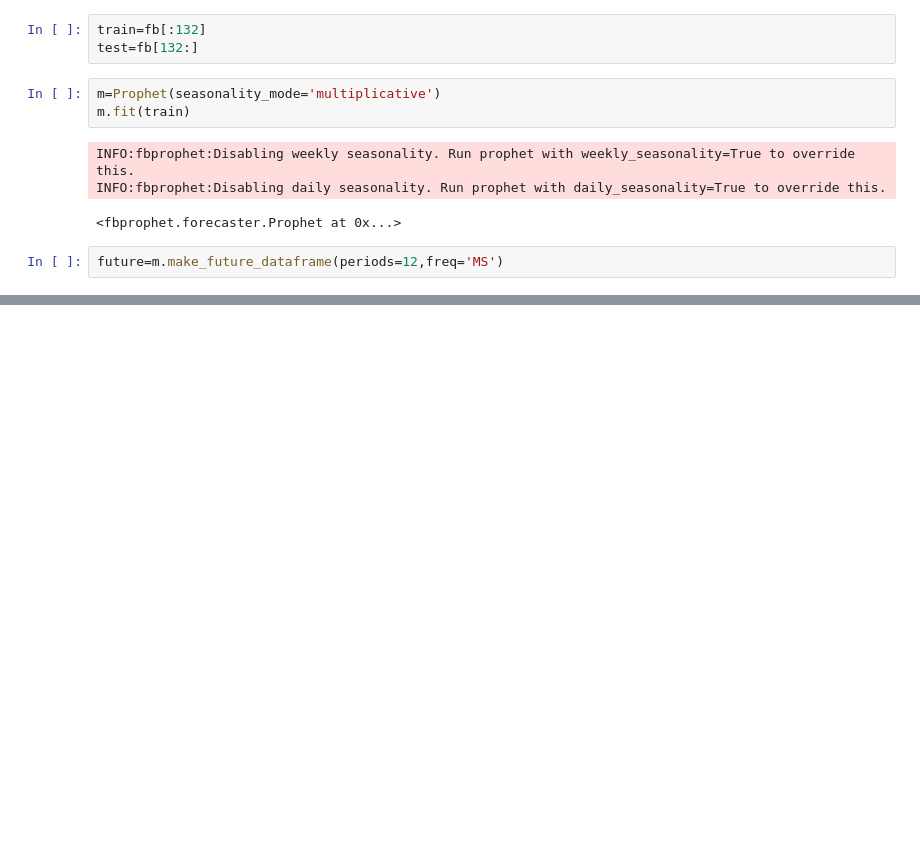
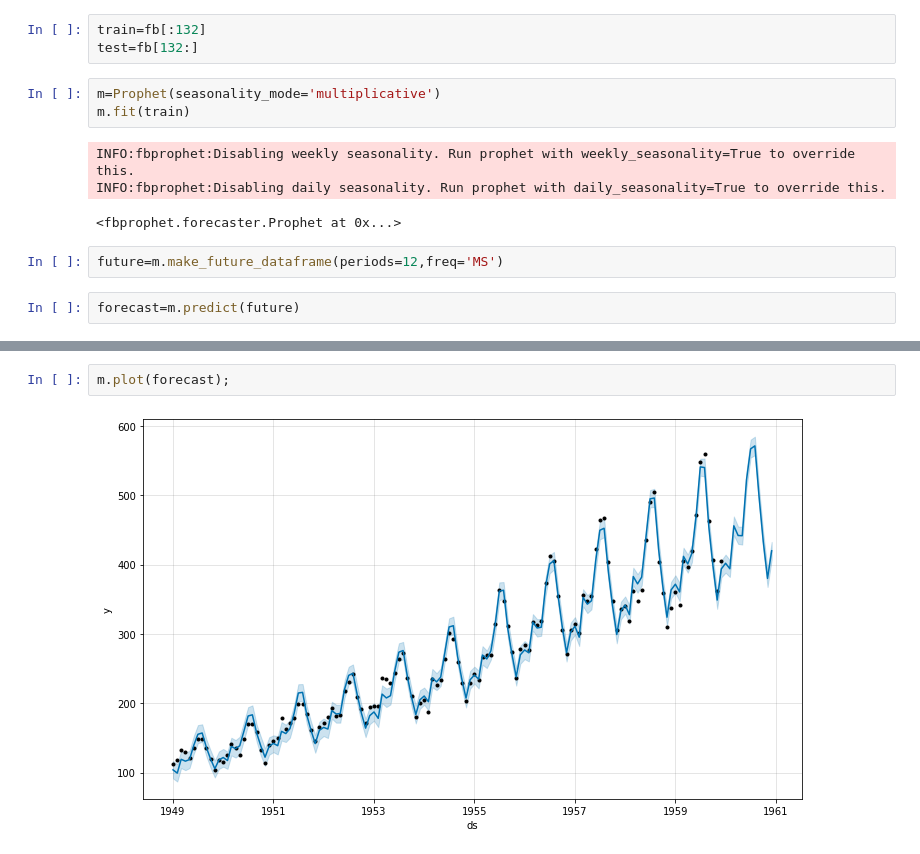
Before and after one commit to sailajak2003/TimeSeries, a Jupyter notebook: airline_pssg.ipynb, the cells around one changed output, grey strips where cells are left out. Drawn from its saved outputs; the diff is of its cells as text; blank space fills up the shorter version.

```diff
--- a/airline_pssg.ipynb
+++ b/airline_pssg.ipynb
@@ -234,3 +237,5 @@ INFO:fbprophet:Disabling daily seasonality. Run prophet with daily_seasonality=T
 <fbprophet.forecaster.Prophet at 0x...>
 # %%
 future=m.make_future_dataframe(periods=12,freq='MS')
+# %%
+forecast=m.predict(future)
@@ -236,0 +260,4 @@ future=m.make_future_dataframe(periods=12,freq='MS')
+# %%
+m.plot(forecast);
+# %% [output]
+[figure, added]
```
Also changed, not shown: parts of 13 cells of this notebook.
